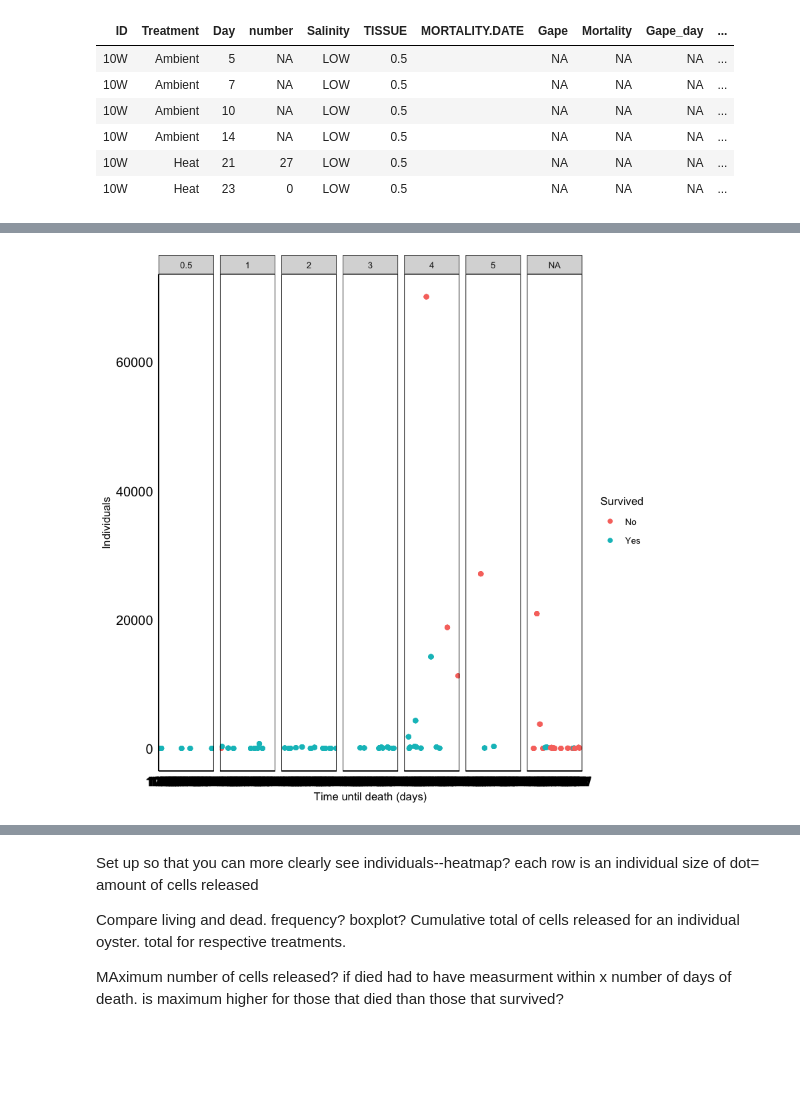
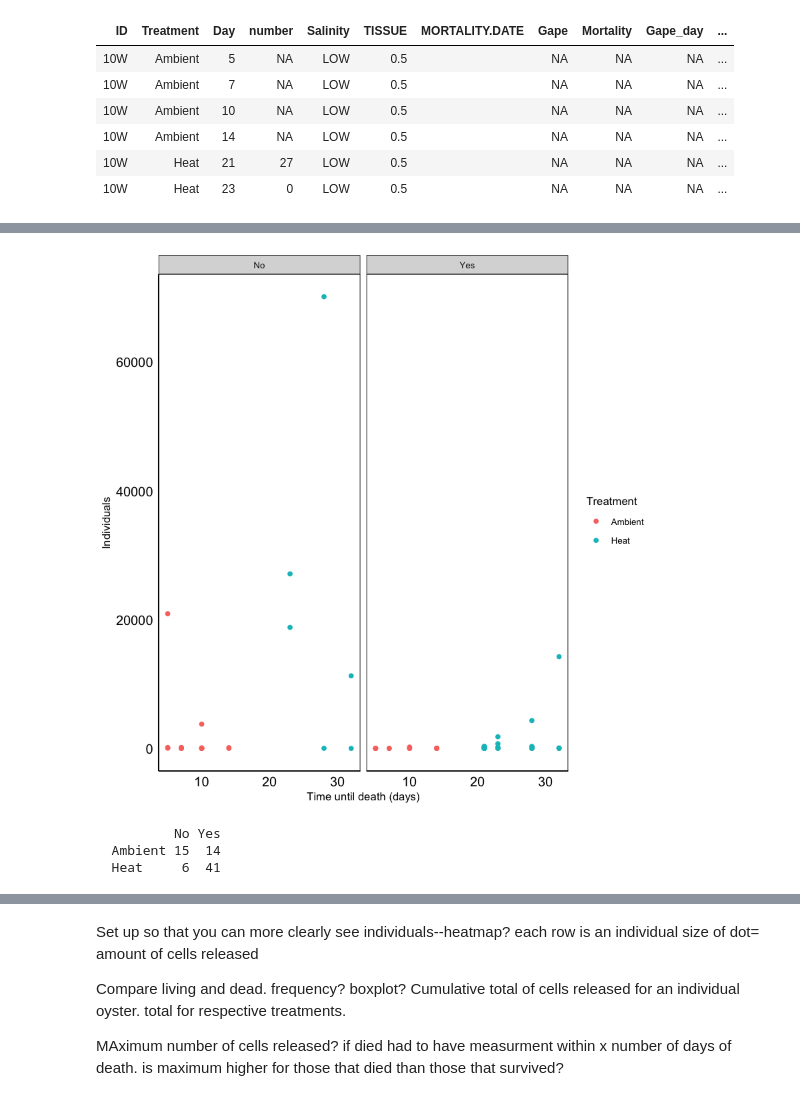
Before and after one commit to sagw/DE2019, a Jupyter notebook: Shed2019.ipynb, the cells around one changed output, grey strips where cells are left out. Drawn from its saved outputs; the diff is of its cells as text; code cells hidden in the pictures; blank space fills up the shorter version.

Commit message:
mortality data

```diff
--- a/Shed2019.ipynb
+++ b/Shed2019.ipynb
@@ -68,3 +68,6 @@ head(oysters)
+# %%
+#combine 0.5 and 1 and 4 and 5
+oysters$Tissue_sim=ifelse(oysters$TISSUE==0.5, 1.0, ifelse(oysters$TISSUE==5, 4.0, oysters$TISSUE))
 # %%
 all=merge(cells,oysters, by="ID")
 # %%
@@ -92,5 +85,8 @@ head(all)
 # %% [markdown]
 ## Influence of salinity on mackin score of tissue (for all oysters with mackin score)
+# %%
+#combine 0.5 and 1 and 4 and 5
+all$Tissue_sim=ifelse(all$TISSUE==0.5, 1.0, ifelse(all$TISSUE==5, 4.0, all$TISSUE))
 # %%
 #remove oysters without a mackin score
 mackin=all[!is.na(all$TISSUE),]
@@ -602 +548,3 @@ maxcells=aggregate(number~ID, data=all, FUN=max)
+# %%
+maxfull=merge(maxcells, all, by=c("ID", "number"))
 # %%
@@ -646,19 +560,28 @@ Levels: No Yes
+# %%
+maxfull$Day=as.numeric(as.character(maxfull$Day))
+maxfull$Deathday=maxfull$Mortality_day-maxfull$Day
 # %%
 #plot mackin score vs number released
-ggplot(all, aes(x = ID, y=max, col=Survived, group=ID)) +
+ggplot(maxfull, aes(x = Day, y=number, col=Treatment, group=ID)) +
 #scale_color_manual(values=c("goldenrod", "darkred"))+
-      geom_jitter()+
+      geom_point()+
 #geom_line()+
- facet_grid( . ~ TISSUE)+
+ facet_grid( . ~ Survived)+
 theme_bw()+
 theme(legend.position="right",
       panel.border = element_rect(color="black"),
           panel.grid.major = element_blank(),
           panel.grid.minor = element_blank(),
         #axis.text.y=element_blank(),
           axis.ticks=element_blank(), axis.line=element_line(color="black"), axis.text=element_text(color="black", size=12),
           text = element_text(size=10))+
 ylab("Individuals")+
 xlab("Time until death (days)")
 # %% [output]
-[figure, old version]
+[figure, new version]
+# %%
+table(maxfull$Treatment, maxfull$Survived)
+# %% [output]
+          No Yes
+  Ambient 15  14
+  Heat     6  41
```
Also changed, not shown: parts of 47 cells of this notebook.
